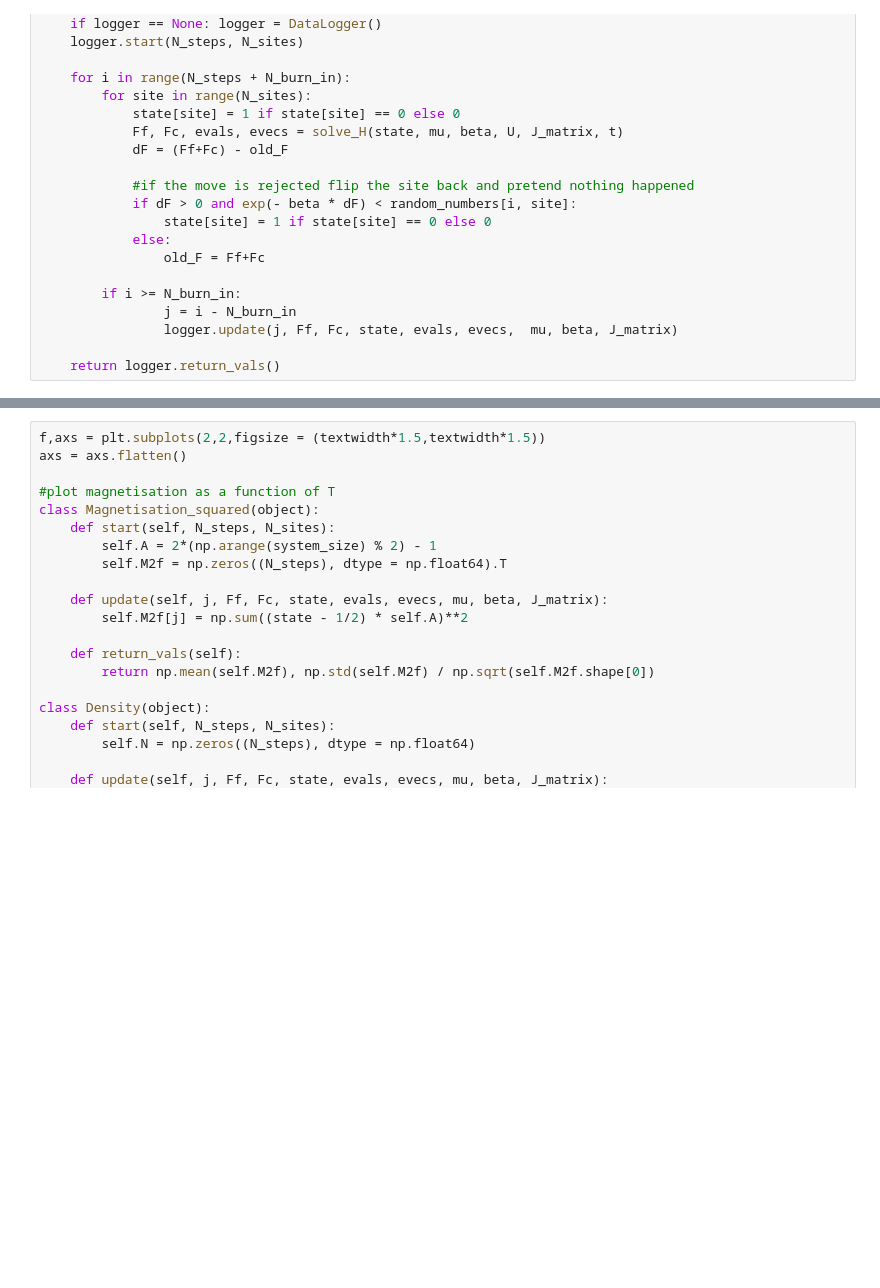
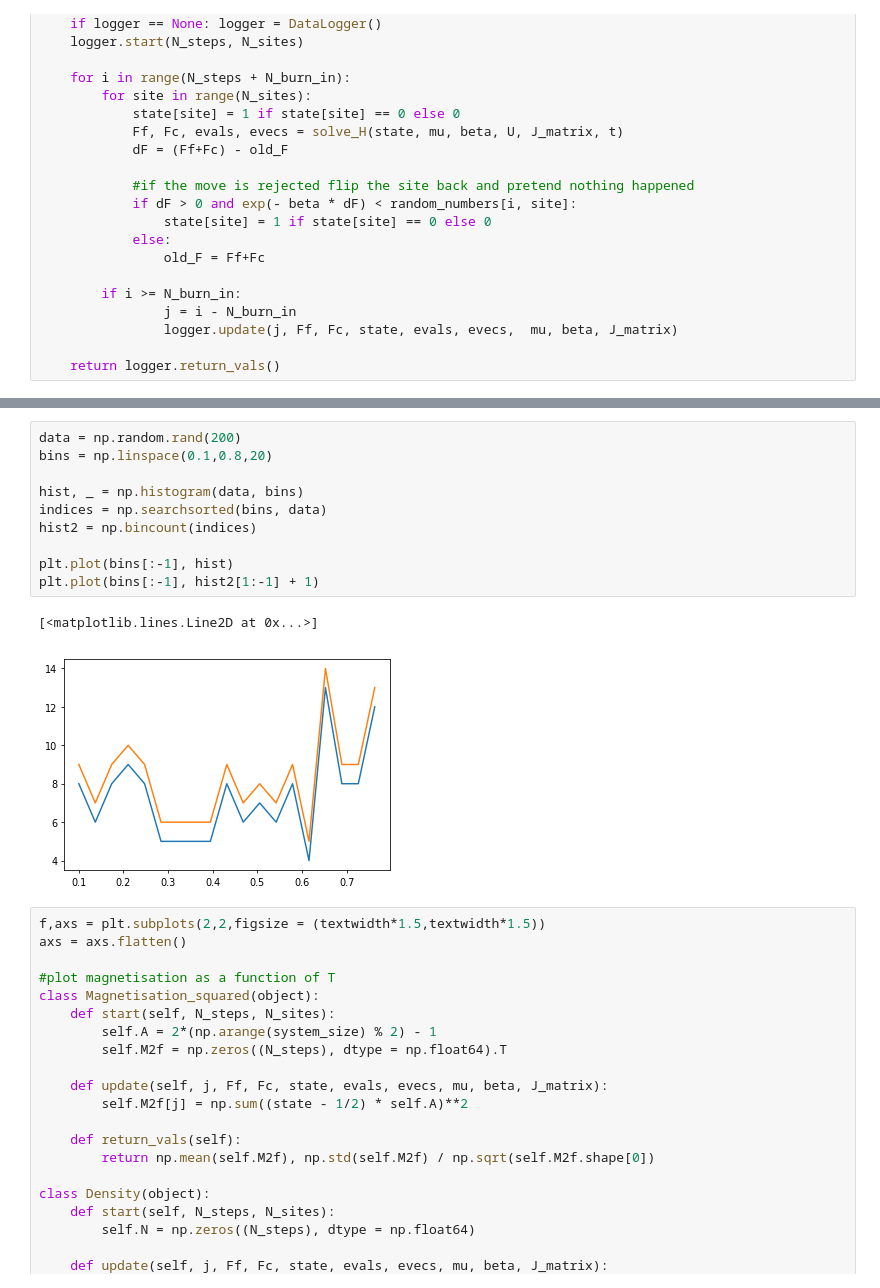
Before and after one commit to TomHodson/FKMC, a Jupyter notebook: notebooks/SecondWind.ipynb, the cells around one changed output, grey strips where cells are left out. Saved outputs shown, nothing was run; the diff lists cells and outputs as text; blank space fills up the shorter version.

```diff
--- a/notebooks/SecondWind.ipynb
+++ b/notebooks/SecondWind.ipynb
@@ -344,3 +386,16 @@ for J in [0,1]:
+# %%
+data = np.random.rand(200)
+bins = np.linspace(0.1,0.8,20)
+
+hist, _ = np.histogram(data, bins)
+indices = np.searchsorted(bins, data)
+hist2 = np.bincount(indices)
+
+plt.plot(bins[:-1], hist)
+plt.plot(bins[:-1], hist2[1:-1] + 1)
+# %% [output]
+[<matplotlib.lines.Line2D at 0x...>]
+[figure, added]
 # %%
 f,axs = plt.subplots(2,2,figsize = (textwidth*1.5,textwidth*1.5))
 axs = axs.flatten()
```
Also changed, not shown: parts of 3 cells of this notebook.
